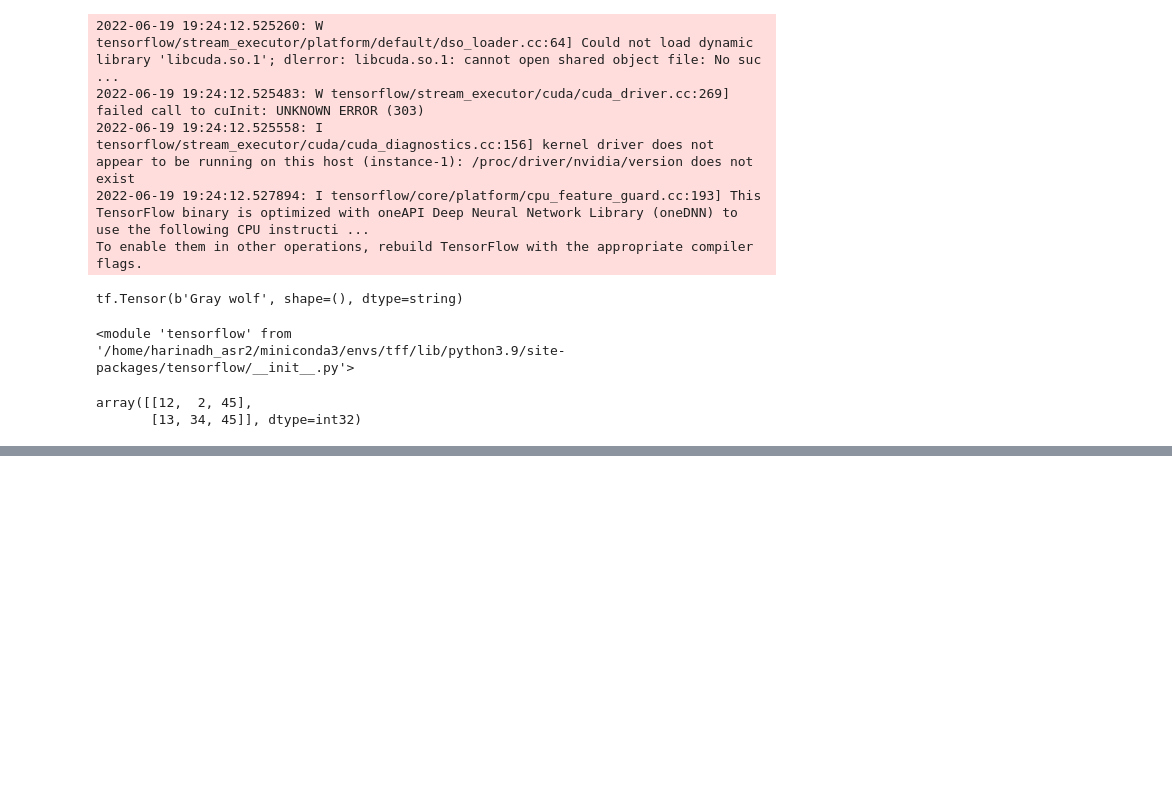
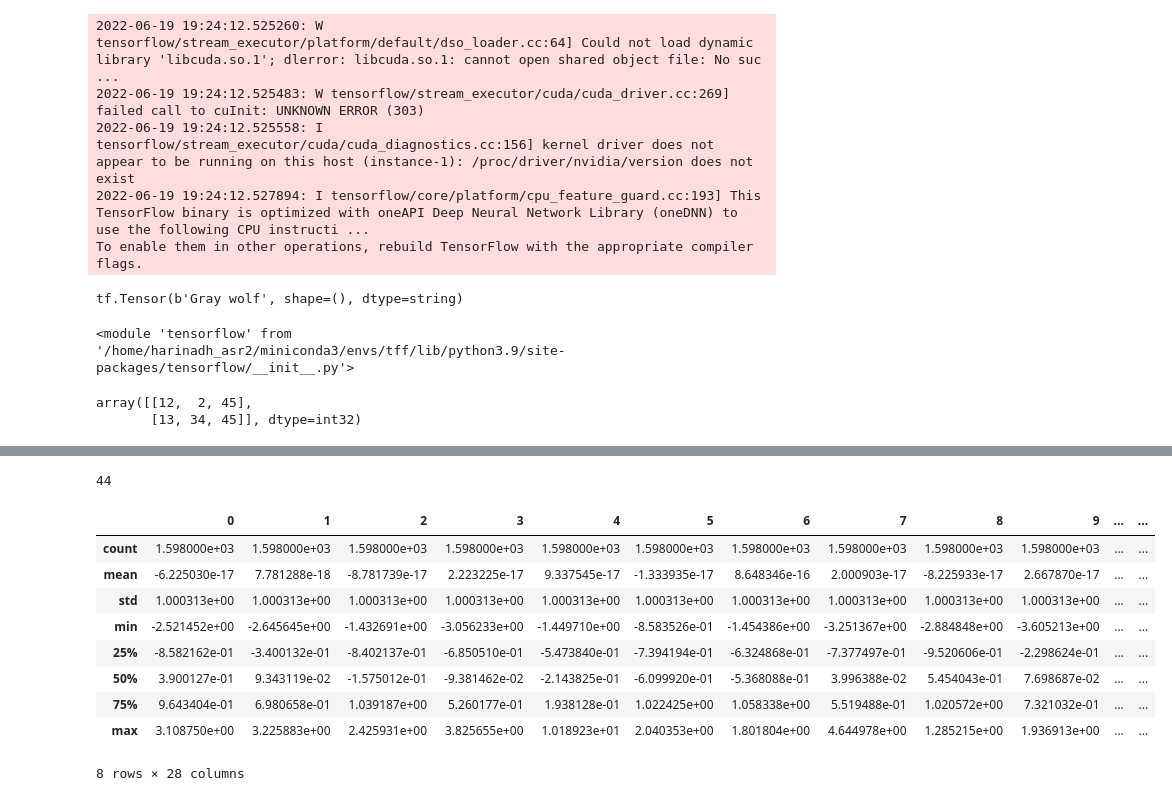
Before and after one commit to harinadh12/Appidi_OUDSA5900, a Jupyter notebook: data_cleaning.ipynb, the cells around one changed output, grey strips where cells are left out. Drawn from its saved outputs; the diff is of its cells as text; code cells hidden in the pictures; blank space fills up the shorter version.

```diff
--- a/data_cleaning.ipynb
+++ b/data_cleaning.ipynb
@@ -297,0 +318,4 @@ t1= tf.Variable(44)
+# %%
+t1.numpy()
+# %% [output]
+44
@@ -297,0 +324,19 @@ t1= tf.Variable(44)
+# %%
+file_path = '../WESAD/S10_train_data.npy'
+# %%
+data = np.load(file_path, allow_pickle=True)
+# %%
+chest_features = data.item()['features'][:,0:28]
+# %%
+pd.DataFrame(chest_features).describe()
+# %% [output]
+|  | 0 | 1 | 2 | 3 | 4 | 5 | 6 | 7 | 8 | 9 | ... | ... |
+| count | 1.598000e+03 | 1.598000e+03 | 1.598000e+03 | 1.598000e+03 | 1.598000e+03 | 1.598000e+03 | 1.598000e+03 | 1.598000e+03 | 1.598000e+03 | 1.598000e+03 | ... | ... |
+| mean | -6.225030e-17 | 7.781288e-18 | -8.781739e-17 | 2.223225e-17 | 9.337545e-17 | -1.333935e-17 | 8.648346e-16 | 2.000903e-17 | -8.225933e-17 | 2.667870e-17 | ... | ... |
+| std | 1.000313e+00 | 1.000313e+00 | 1.000313e+00 | 1.000313e+00 | 1.000313e+00 | 1.000313e+00 | 1.000313e+00 | 1.000313e+00 | 1.000313e+00 | 1.000313e+00 | ... | ... |
+| min | -2.521452e+00 | -2.645645e+00 | -1.432691e+00 | -3.056233e+00 | -1.449710e+00 | -8.583526e-01 | -1.454386e+00 | -3.251367e+00 | -2.884848e+00 | -3.605213e+00 | ... | ... |
+| 25% | -8.582162e-01 | -3.400132e-01 | -8.402137e-01 | -6.850510e-01 | -5.473840e-01 | -7.394194e-01 | -6.324868e-01 | -7.377497e-01 | -9.520606e-01 | -2.298624e-01 | ... | ... |
+| 50% | 3.900127e-01 | 9.343119e-02 | -1.575012e-01 | -9.381462e-02 | -2.143825e-01 | -6.099920e-01 | -5.368088e-01 | 3.996388e-02 | 5.454043e-01 | 7.698687e-02 | ... | ... |
+| 75% | 9.643404e-01 | 6.980658e-01 | 1.039187e+00 | 5.260177e-01 | 1.938128e-01 | 1.022425e+00 | 1.058338e+00 | 5.519488e-01 | 1.020572e+00 | 7.321032e-01 | ... | ... |
+| max | 3.108750e+00 | 3.225883e+00 | 2.425931e+00 | 3.825655e+00 | 1.018923e+01 | 2.040353e+00 | 1.801804e+00 | 4.644978e+00 | 1.285215e+00 | 1.936913e+00 | ... | ... |
+8 rows × 28 columns
```
Also changed, not shown: parts of 5 cells of this notebook, 20 other files.
